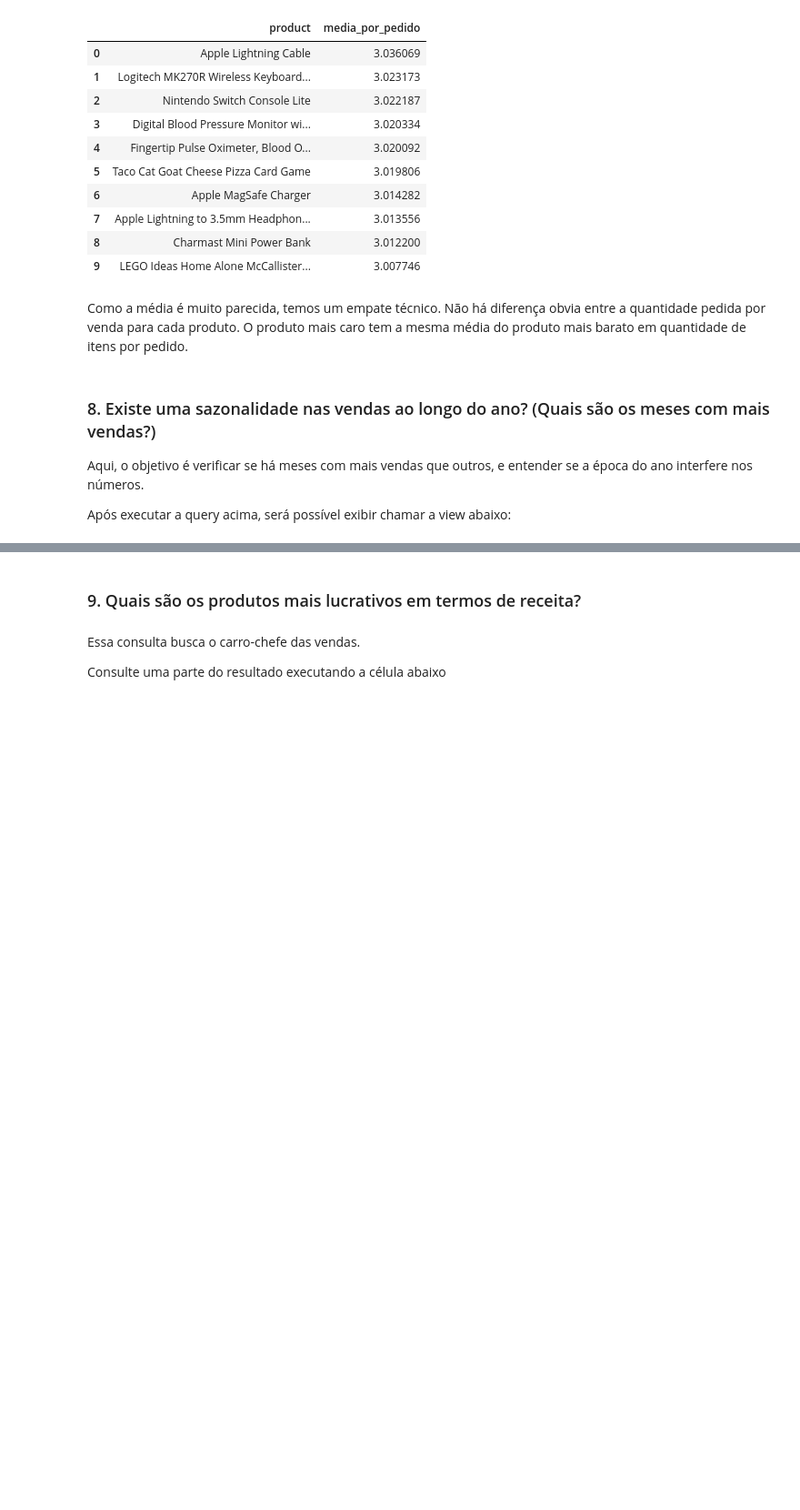
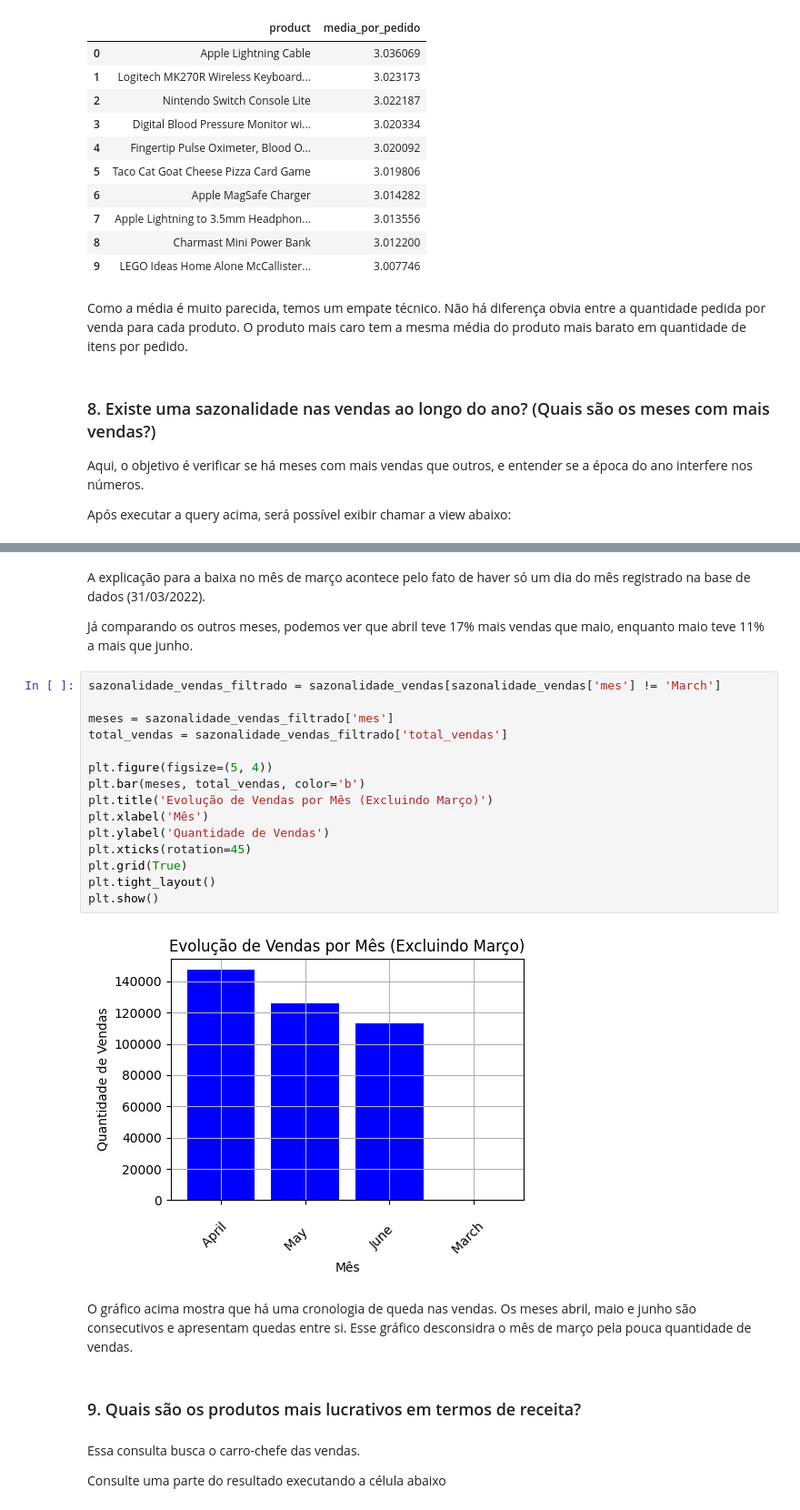
Before and after one commit to gui-varela/projeto_db_santander_coders, a Jupyter notebook: projeto/04_analises.ipynb, the cells around one changed output, grey strips where cells are left out. Shown: that part at 91% size. Drawn from its saved outputs; the diff is of its cells as text; blank space fills up the shorter version.

```diff
--- a/projeto/04_analises.ipynb
+++ b/projeto/04_analises.ipynb
@@ -240,3 +235,26 @@ NameError: name 'pd' is not defined
+# %% [markdown]
+A explicação para a baixa no mês de março acontece pelo fato de haver só um dia do mês registrado na base de dados (31/03/2022).
+
+Já comparando os outros meses, podemos ver que abril teve 17% mais vendas que maio, enquanto maio teve 11% a mais que junho.
+# %%
+sazonalidade_vendas_filtrado = sazonalidade_vendas[sazonalidade_vendas['mes'] != 'March']
+
+meses = sazonalidade_vendas_filtrado['mes']
+total_vendas = sazonalidade_vendas_filtrado['total_vendas']
+
+plt.figure(figsize=(5, 4))
+plt.bar(meses, total_vendas, color='b')
+plt.title('Evolução de Vendas por Mês (Excluindo Março)')
+plt.xlabel('Mês')
+plt.ylabel('Quantidade de Vendas')
+plt.xticks(rotation=45)
+plt.grid(True)
+plt.tight_layout()
+plt.show()
+# %% [output]
+[figure, added]
+# %% [markdown]
+O gráfico acima mostra que há uma cronologia de queda nas vendas. Os meses abril, maio e junho são consecutivos e apresentam quedas entre si. Esse gráfico desconsidra o mês de março pela pouca quantidade de vendas.
 # %% [markdown]
 ### 9. Quais são os produtos mais lucrativos em termos de receita?
 # %% [markdown]
```
Also changed, not shown: parts of 18 cells of this notebook.
